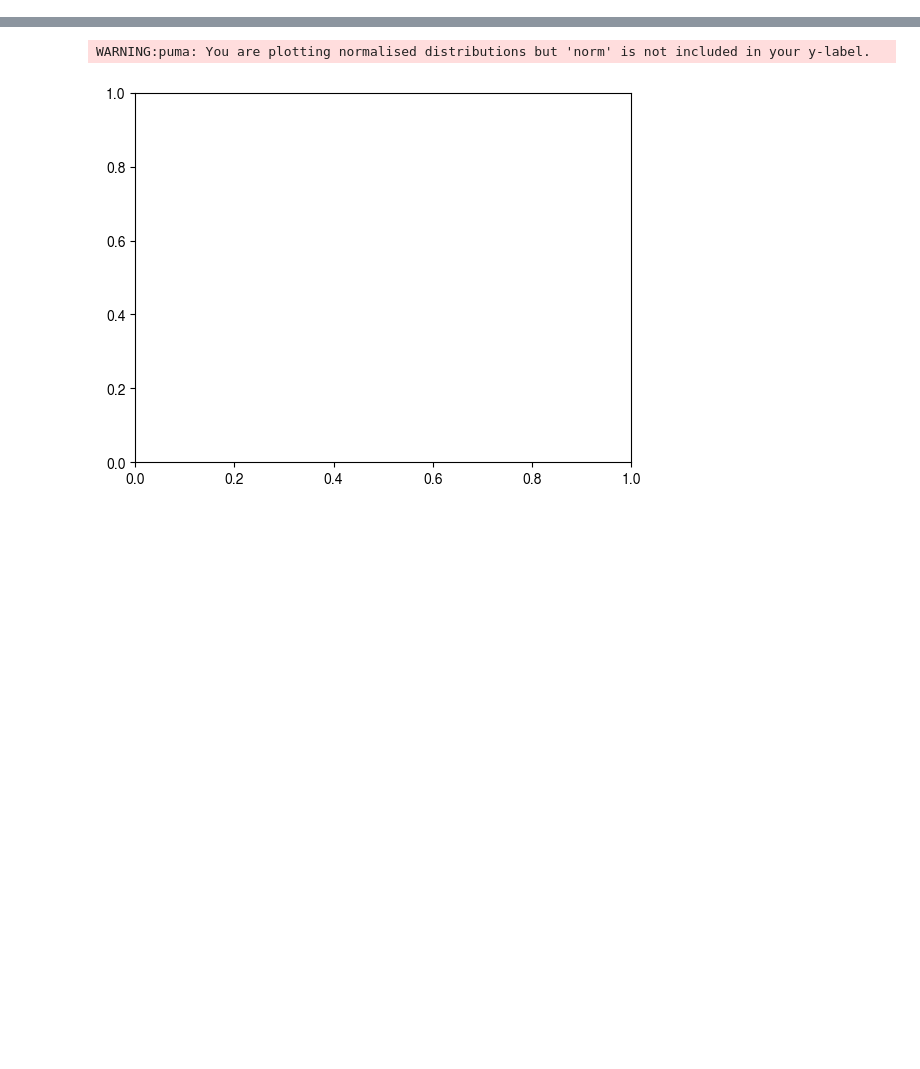
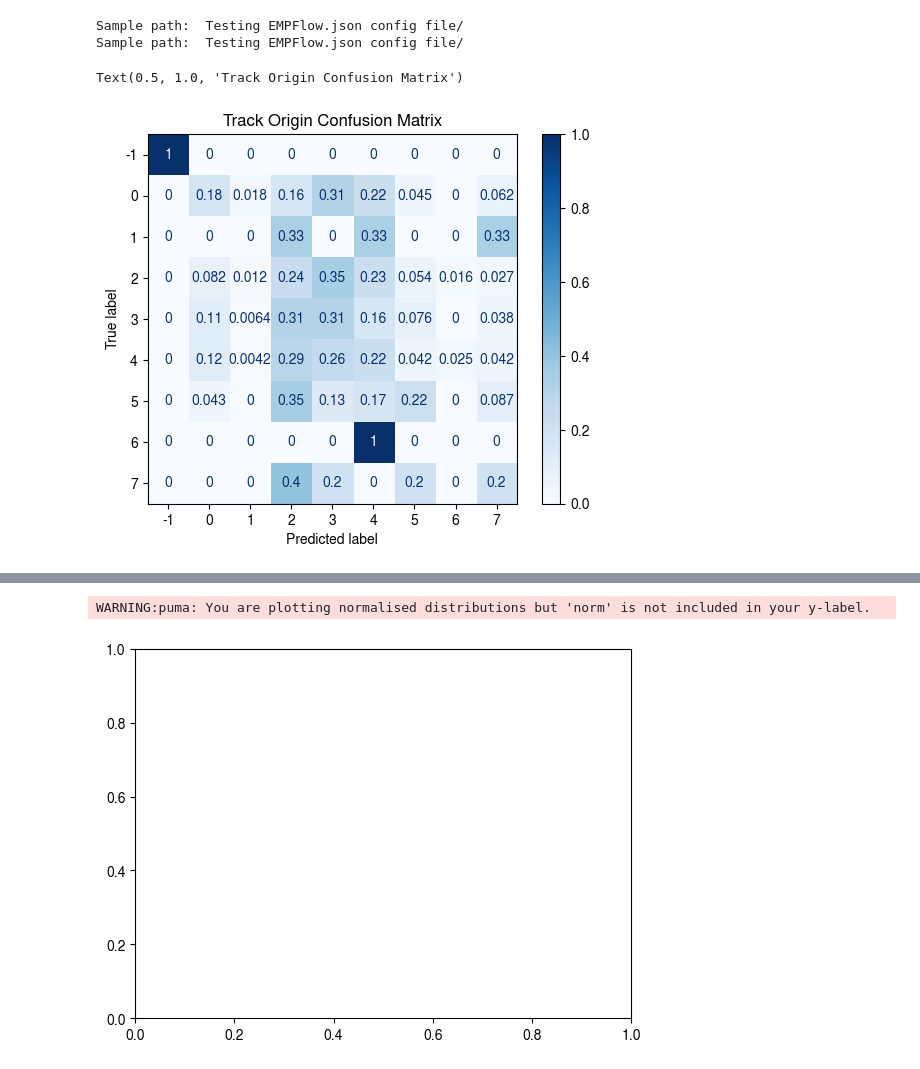
Before and after one commit to umami-hep/puma, a Jupyter notebook: examples/NDIVE_fit.ipynb, the cells around one changed output, grey strips where cells are left out. Saved outputs shown, nothing was run; the diff lists cells and outputs as text; code cells hidden in the pictures; blank space fills up the shorter version.

```diff
--- a/examples/NDIVE_fit.ipynb
+++ b/examples/NDIVE_fit.ipynb
@@ -353,0 +371,38 @@ ValueError: no field of name prodVtx_x
+# %%
+import matplotlib.pyplot as plt
+from sklearn.metrics import confusion_matrix, ConfusionMatrixDisplay
+
+
+print("Sample path: ", my_dir)
+
+# Sample input arrays
+true_labels = my_data["tracks"]["ftagTruthOriginLabel"]
+try:
+    pred_labels = my_data["tracks"]["GN2v01_aux_TrackOrigin"]
+except:
+    pred_labels = my_data["tracks"]["GN2v01_20231205_TrackOrigin"]
+
+
+#for i in range(0, 10):
+#    print(true_labels[i])
+#    print(pred_labels[i])
+
+print("Sample path: ", my_dir)
+
+# Flatten the arrays
+true_labels_flat = true_labels.flatten()
+pred_labels_flat = pred_labels.flatten()
+
+# Compute the confusion matrix
+cm = confusion_matrix(true_labels_flat, pred_labels_flat, normalize='true')
+
+# Plot the confusion matrix
+disp = ConfusionMatrixDisplay(confusion_matrix=cm, display_labels=np.arange(-1, 8))
+disp.plot(cmap=plt.cm.Blues)
+
+plt.title('Track Origin Confusion Matrix')
+# %% [output]
+Sample path:  Testing EMPFlow.json config file/
+Sample path:  Testing EMPFlow.json config file/
+Text(0.5, 1.0, 'Track Origin Confusion Matrix')
+[figure, added]
```
Also changed, not shown: parts of 43 cells of this notebook.
